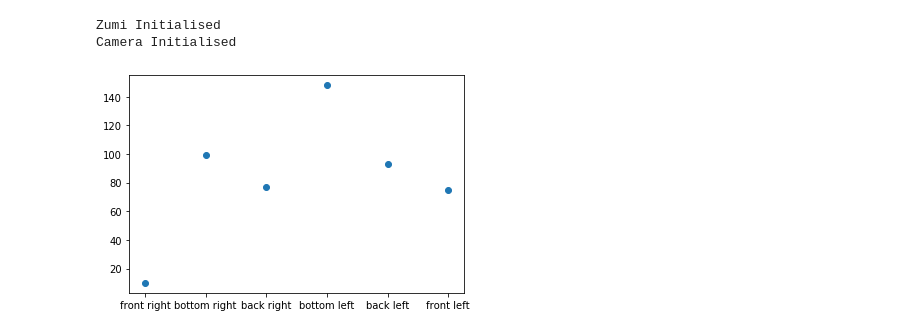
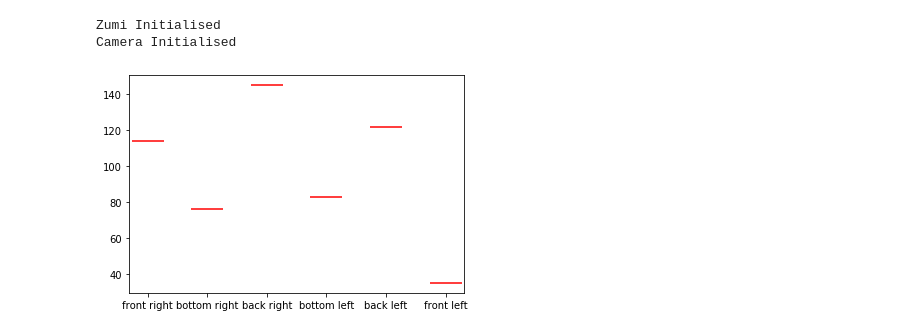
Before and after one commit to keuperj/ZumiDashBoard, a Jupyter notebook: JonasDashboard/ZumiDashboard.ipynb, the cells around one changed output. Drawn from its saved outputs; the diff is of its cells as text; code cells hidden in the pictures.

```diff
--- a/JonasDashboard/ZumiDashboard.ipynb
+++ b/JonasDashboard/ZumiDashboard.ipynb
@@ -135,6 +135,8 @@ class ZumiDashboard(param.Parameterized):
 
         print('save')
 
+        df.to_csv('ir_data.csv', index=False)
+
     save.on_click(save_data)
 
 
@@ -146,42 +148,35 @@ class ZumiDashboard(param.Parameterized):
     # bottom_left = zumi.get_IR_data(3).hvplot(title = 'bottom left')
     # back_left = zumi.get_IR_data(4).hvplot(title = 'back left')
     # front_left = zumi.get_IR_data(5).hvplot(title = 'front left')
     #battery_percentage = zumi.get_battery_percentage()
 
     #Test output
     data = {'label':['front right', 'bottom right', 'back right', 'bottom left', 'back left', 'front left'],
         'value': zumi.get_all_IR_data()}
     df = pd.DataFrame(data, columns=['label', 'value'])
 
     fig = plt.figure()
-    plt.scatter(df['label'], df['value'])
+    plt.scatter(df['label'], df['value'], s=1000, marker='_', color='red')
 
     ir_data = fig
-
-    #front_right = zumi.get_all_IR_data.hvplot(title = 'front right')
-    #bottom_right = zumi.get_all_IR_data(1).hvplot(title = 'bottom right')
-    #back_right = zumi.get_all_IR_data(1).hvplot(title = 'bottom right')
-    #bottom_left = zumi.get_all_IR_data(1).hvplot(title = 'bottom left')
-    #back_left = zumi.get_all_IR_data(1).hvplot(title = 'back left')
-    #front_left = zumi.get_all_IR_data(1).hvplot(title = 'front left')
 
     #Battery
     battery_percentage = zumi.get_battery_percentage()
     battery_text = "Batteriestatus: " +  str(battery_percentage) + "%"
 
 
 
     #Camera Window
     #camera = Camera(image_w=60,image_h=32)
     #camera.start_camera()
     camera = IFrame('https://keuper-labs.org/zumi-cam', width=660, height=500)
 
 
 
 
     #TODO: speichern von Sensordaten und Bilder im numpy format
 # %% [output]
-[figure, old version]
+[figure, new version]
 # %%
 #labels = ['front left', 'bottom left', 'back left', 'front right', 'bottom right', 'back right']
 #plt.scatter(zd.ir_data.index, zd.ir_data)
```
Also changed, not shown: parts of 2 cells of this notebook, 1 other file.
